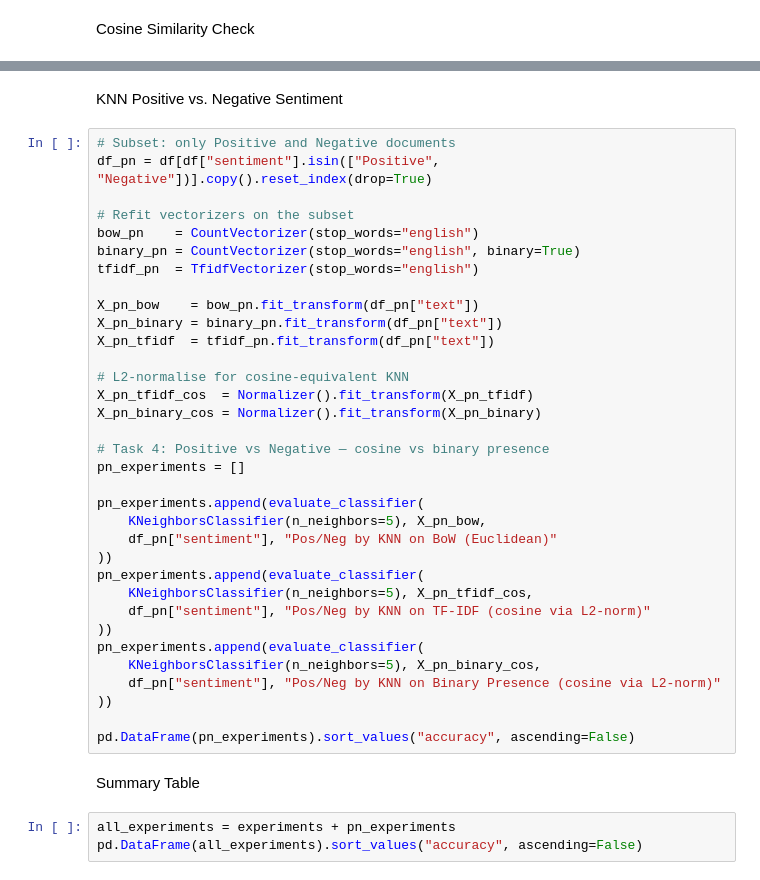
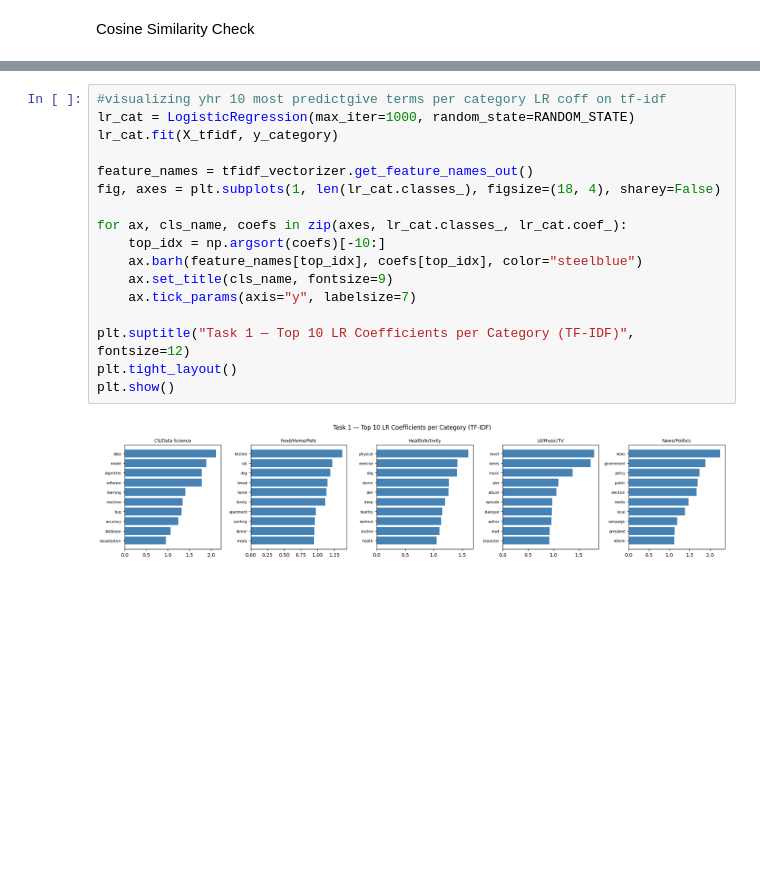
Before and after one commit to avamwilliams/105final, a Jupyter notebook: main.ipynb, the cells around one changed output, grey strips where cells are left out. Drawn from its saved outputs; the diff is of its cells as text; blank space fills up the shorter version.

```diff
--- a/main.ipynb
+++ b/main.ipynb
@@ -198,41 +314,19 @@ pd.DataFrame(experiments).sort_values("accuracy", ascending=False)
-# %% [markdown]
-KNN Positive vs. Negative Sentiment
-# %%
-# Subset: only Positive and Negative documents
-df_pn = df[df["sentiment"].isin(["Positive", "Negative"])].copy().reset_index(drop=True)
-
-# Refit vectorizers on the subset
-bow_pn    = CountVectorizer(stop_words="english")
-binary_pn = CountVectorizer(stop_words="english", binary=True)
-tfidf_pn  = TfidfVectorizer(stop_words="english")
-
-X_pn_bow    = bow_pn.fit_transform(df_pn["text"])
-X_pn_binary = binary_pn.fit_transform(df_pn["text"])
-X_pn_tfidf  = tfidf_pn.fit_transform(df_pn["text"])
-
-# L2-normalise for cosine-equivalent KNN
-X_pn_tfidf_cos  = Normalizer().fit_transform(X_pn_tfidf)
-X_pn_binary_cos = Normalizer().fit_transform(X_pn_binary)
-
-# Task 4: Positive vs Negative — cosine vs binary presence
-pn_experiments = []
-
-pn_experiments.append(evaluate_classifier(
-    KNeighborsClassifier(n_neighbors=5), X_pn_bow,
-    df_pn["sentiment"], "Pos/Neg by KNN on BoW (Euclidean)"
-))
-pn_experiments.append(evaluate_classifier(
-    KNeighborsClassifier(n_neighbors=5), X_pn_tfidf_cos,
-    df_pn["sentiment"], "Pos/Neg by KNN on TF-IDF (cosine via L2-norm)"
-))
-pn_experiments.append(evaluate_classifier(
-    KNeighborsClassifier(n_neighbors=5), X_pn_binary_cos,
-    df_pn["sentiment"], "Pos/Neg by KNN on Binary Presence (cosine via L2-norm)"
-))
-
-pd.DataFrame(pn_experiments).sort_values("accuracy", ascending=False)
-# %% [markdown]
-Summary Table
-# %%
-all_experiments = experiments + pn_experiments
-pd.DataFrame(all_experiments).sort_values("accuracy", ascending=False)
+# %%
+#visualizing yhr 10 most predictgive terms per category LR coff on tf-idf
+lr_cat = LogisticRegression(max_iter=1000, random_state=RANDOM_STATE)
+lr_cat.fit(X_tfidf, y_category)
+
+feature_names = tfidf_vectorizer.get_feature_names_out()
+fig, axes = plt.subplots(1, len(lr_cat.classes_), figsize=(18, 4), sharey=False)
+
+for ax, cls_name, coefs in zip(axes, lr_cat.classes_, lr_cat.coef_):
+    top_idx = np.argsort(coefs)[-10:]
+    ax.barh(feature_names[top_idx], coefs[top_idx], color="steelblue")
+    ax.set_title(cls_name, fontsize=9)
+    ax.tick_params(axis="y", labelsize=7)
+
+plt.suptitle("Task 1 — Top 10 LR Coefficients per Category (TF-IDF)", fontsize=12)
+plt.tight_layout()
+plt.show()
+# %% [output]
+[figure, added]
```
Also changed, not shown: parts of 20 cells of this notebook.
